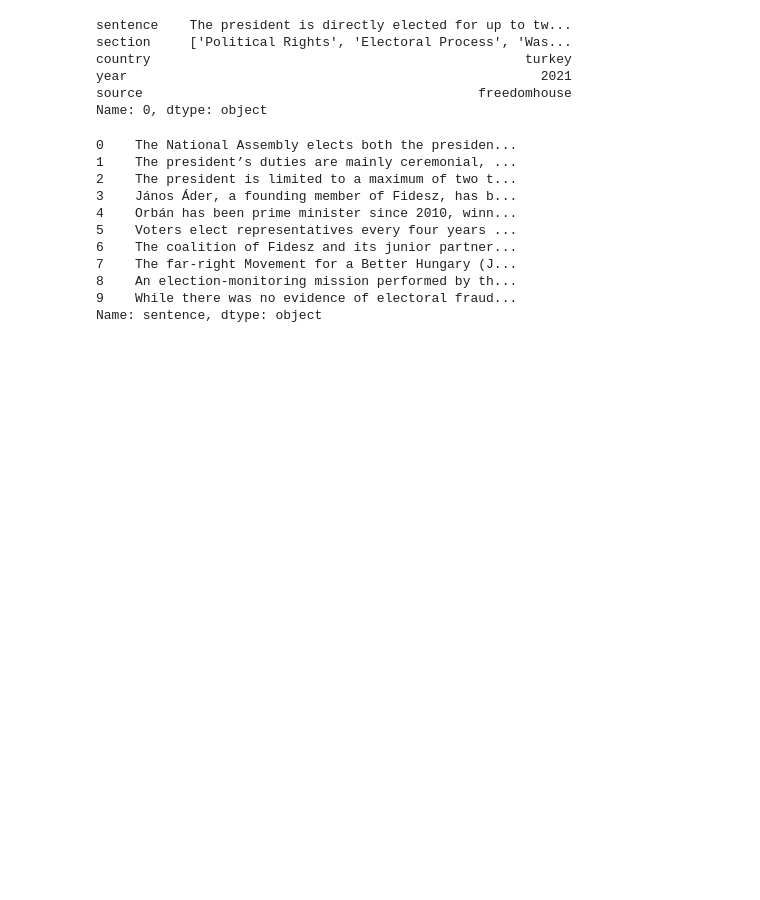
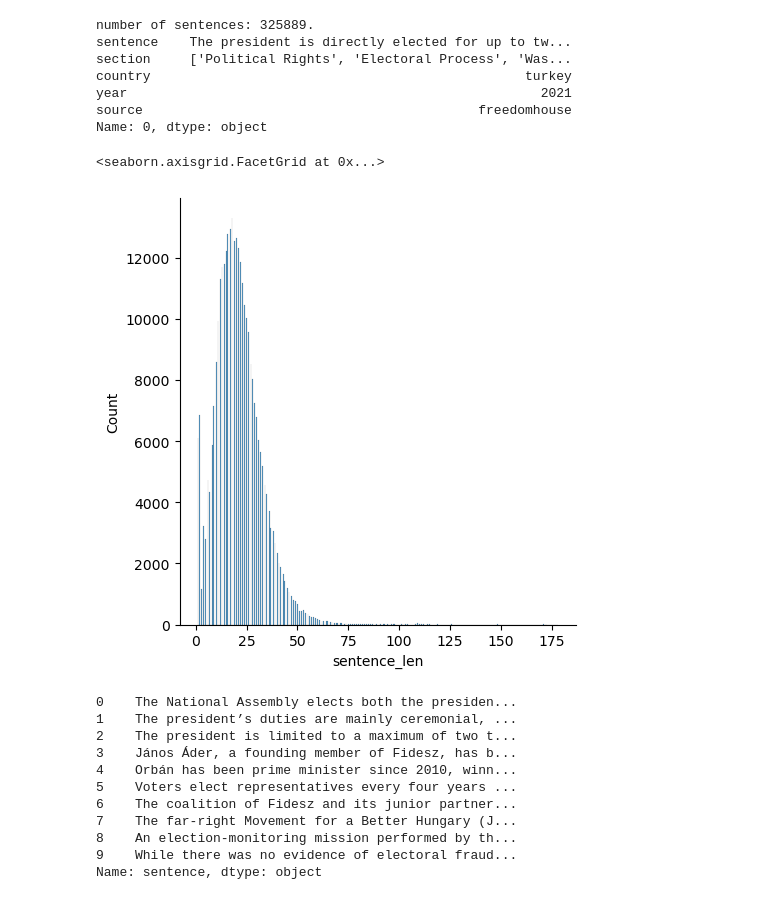
Before and after one commit to backdem/democracy-topic-model, a Jupyter notebook: src/country_topic_model_bert.ipynb, the cells around one changed output. Saved outputs shown, nothing was run; the diff lists cells and outputs as text; code cells hidden in the pictures; blank space fills up the shorter version.

```diff
--- a/src/country_topic_model_bert.ipynb
+++ b/src/country_topic_model_bert.ipynb
@@ -10,13 +12,23 @@ all_countries_data = pd.read_csv(data_file, dtype={'year': str}, comment='#')
 # %%
+# check size of dataset
+print(f"number of sentences: {len(all_countries_data)}.")
 # check first entry
 print(all_countries_data.iloc[0])
 # %% [output]
+number of sentences: 325889.
 sentence    The president is directly elected for up to tw...
 section     ['Political Rights', 'Electoral Process', 'Was...
 country                                                turkey
 year                                                     2021
 source                                           freedomhouse
 Name: 0, dtype: object
+# %%
+# calculate sentence lengths
+all_countries_data["sentence_len"] = all_countries_data["sentence"].apply(lambda x: len(x.split()))
+sns.displot(all_countries_data["sentence_len"], kde=False)
+# %% [output]
+<seaborn.axisgrid.FacetGrid at 0x...>
+[figure, added]
 # %%
 # choose a country and year
 country = "hungary"
```
Also changed, not shown: parts of 9 cells of this notebook.
